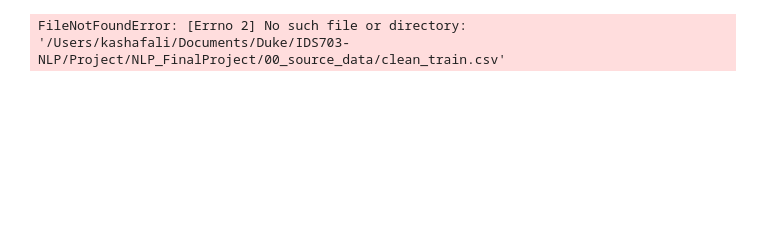
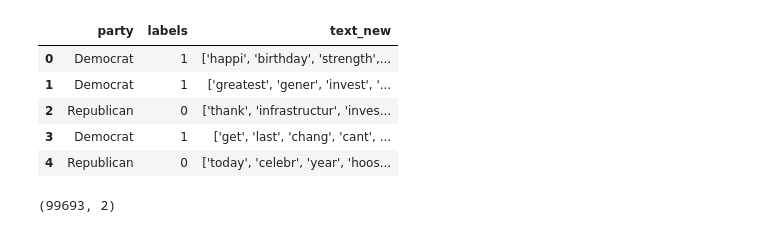
Before and after one commit to celisa/Political-Orientation-Classifier, a Jupyter notebook: 02_gen_mod/train_gen.ipynb, the cells around one changed output. Drawn from its saved outputs; the diff is of its cells as text; code cells hidden in the pictures; blank space fills up the shorter version.

```diff
--- a/02_gen_mod/train_gen.ipynb
+++ b/02_gen_mod/train_gen.ipynb
@@ -8,7 +8,15 @@ import pandas as pd
 import seaborn as sns
 import matplotlib.pyplot as plt
 # %%
-train_data =pd.read_csv('/Users/kashafali/Documents/Duke/IDS703-NLP/Project/NLP_FinalProject/00_source_data/clean_train.csv')
-test_data =pd.read_csv('/Users/kashafali/Documents/Duke/IDS703-NLP/Project/NLP_FinalProject/00_source_data/clean_test.csv')
+
+train_data =pd.read_csv('/Users/kashafali/Documents/Duke/IDS703-NLP/Project/NLP_FinalProject/00_source_data/cleaned_train.csv')
+test_data =pd.read_csv('/Users/kashafali/Documents/Duke/IDS703-NLP/Project/NLP_FinalProject/00_source_data/cleaned_test.csv')
-# %% [output]
-FileNotFoundError: [Errno 2] No such file or directory: '/Users/kashafali/Documents/Duke/IDS703-NLP/Project/NLP_FinalProject/00_source_data/clean_train.csv'
+# %%
+train_data.head()
+# %% [output]
+|  | party | labels | text_new |
+| 0 | Democrat | 1 | ['happi', 'birthday', 'strength',... |
+| 1 | Democrat | 1 | ['greatest', 'gener', 'invest', '... |
+| 2 | Republican | 0 | ['thank', 'infrastructur', 'inves... |
+| 3 | Democrat | 1 | ['get', 'last', 'chang', 'cant', ... |
+| 4 | Republican | 0 | ['today', 'celebr', 'year', 'hoos... |
@@ -14,0 +26,5 @@ FileNotFoundError: [Errno 2] No such file or directory: '/Users/kashafali/Docume
+# %%
+combine=train.append(test,ignore_index=True) #train and test dataset are combined
+combine.shape
+# %% [output]
+(99693, 2)
```
Also changed, not shown: parts of 16 cells of this notebook, 2 other files.
